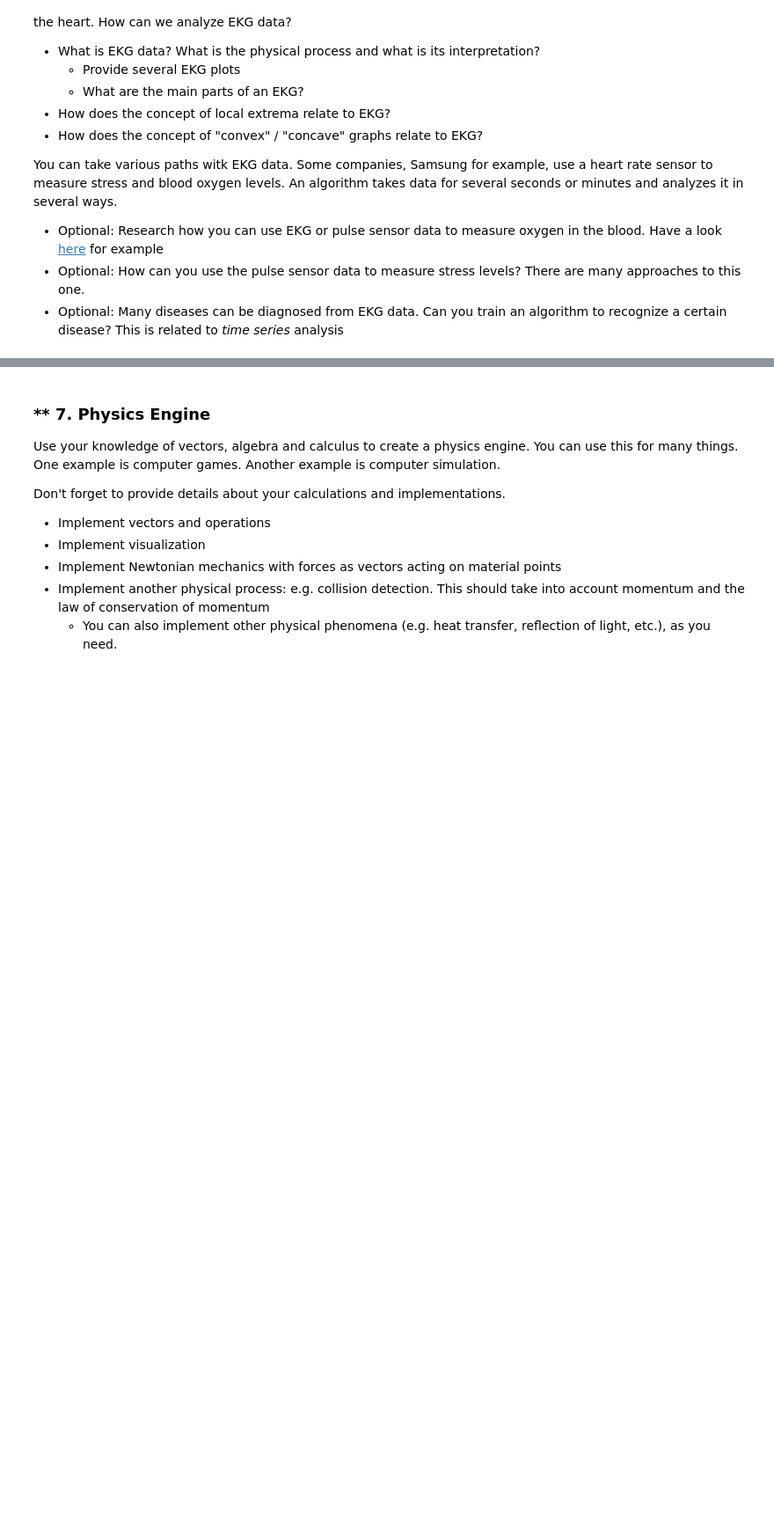
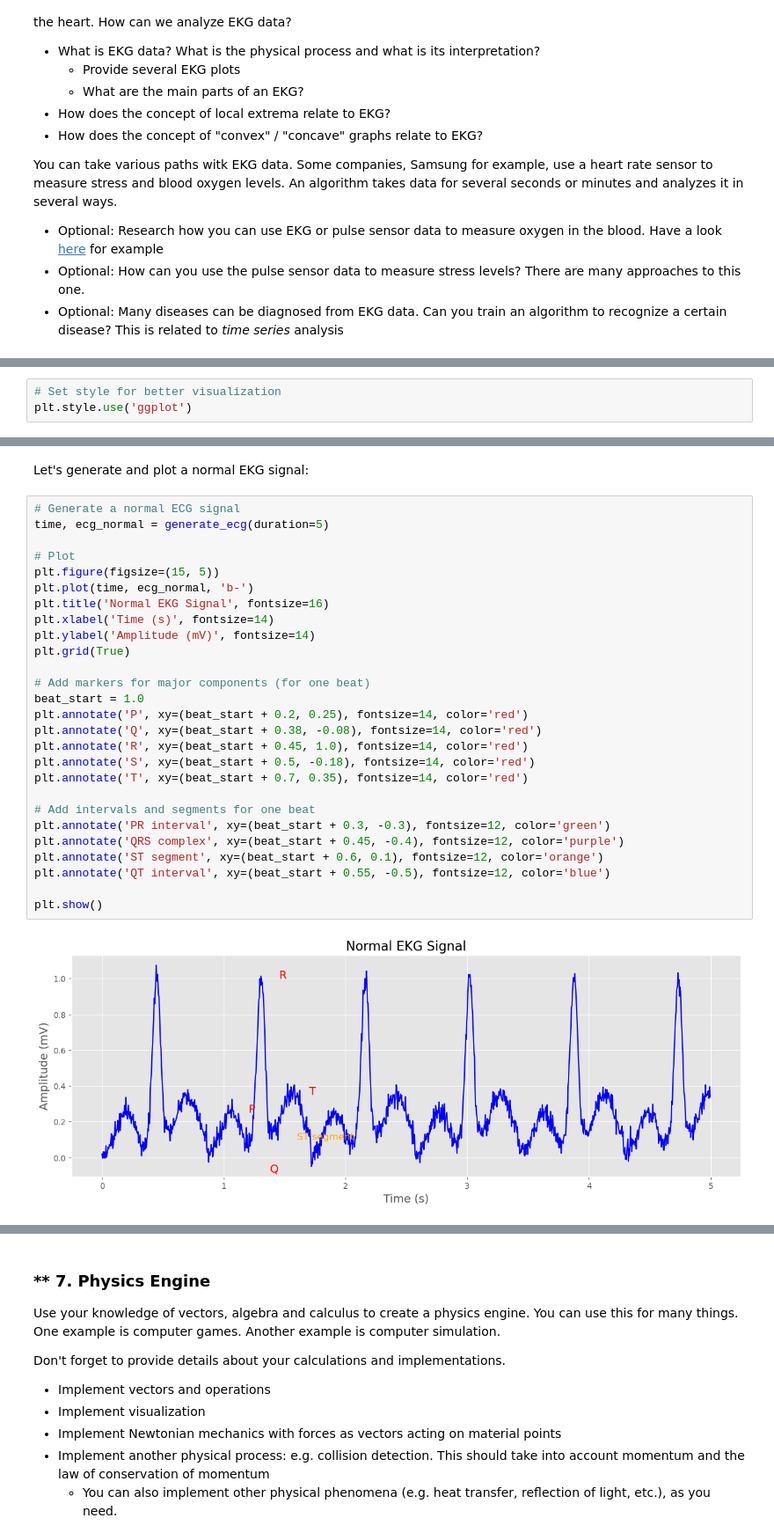
Before and after one commit to Araychev/UPSKILL-AI-and-Machine-Learning---2025, a Jupyter notebook: Math Concepts for Developers - март 2025/Exercise_Calculus/Calculus Exercise.ipynb, the cells around one changed output, grey strips where cells are left out. Shown at 88% size. Drawn from its saved outputs; the diff is of its cells as text; blank space fills up the shorter version.

```diff
--- a/Math Concepts for Developers - март 2025/Exercise_Calculus/Calculus Exercise.ipynb
+++ b/Math Concepts for Developers - март 2025/Exercise_Calculus/Calculus Exercise.ipynb
@@ -616,0 +647,3 @@ You can take various paths witk EKG data. Some companies, Samsung for example, u
+# %%
+# Set style for better visualization
+plt.style.use('ggplot')
@@ -616,0 +727,31 @@ You can take various paths witk EKG data. Some companies, Samsung for example, u
+# %% [markdown]
+Let's generate and plot a normal EKG signal:
+# %%
+# Generate a normal ECG signal
+time, ecg_normal = generate_ecg(duration=5)
+
+# Plot
+plt.figure(figsize=(15, 5))
+plt.plot(time, ecg_normal, 'b-')
+plt.title('Normal EKG Signal', fontsize=16)
+plt.xlabel('Time (s)', fontsize=14)
+plt.ylabel('Amplitude (mV)', fontsize=14)
+plt.grid(True)
+
+# Add markers for major components (for one beat)
+beat_start = 1.0
+plt.annotate('P', xy=(beat_start + 0.2, 0.25), fontsize=14, color='red')
+plt.annotate('Q', xy=(beat_start + 0.38, -0.08), fontsize=14, color='red')
+plt.annotate('R', xy=(beat_start + 0.45, 1.0), fontsize=14, color='red')
+plt.annotate('S', xy=(beat_start + 0.5, -0.18), fontsize=14, color='red')
+plt.annotate('T', xy=(beat_start + 0.7, 0.35), fontsize=14, color='red')
+
+# Add intervals and segments for one beat
+plt.annotate('PR interval', xy=(beat_start + 0.3, -0.3), fontsize=12, color='green')
+plt.annotate('QRS complex', xy=(beat_start + 0.45, -0.4), fontsize=12, color='purple')
+plt.annotate('ST segment', xy=(beat_start + 0.6, 0.1), fontsize=12, color='orange')
+plt.annotate('QT interval', xy=(beat_start + 0.55, -0.5), fontsize=12, color='blue')
+
+plt.show()
+# %% [output]
+[figure, added]
```
Also changed, not shown: parts of 38 cells of this notebook.
